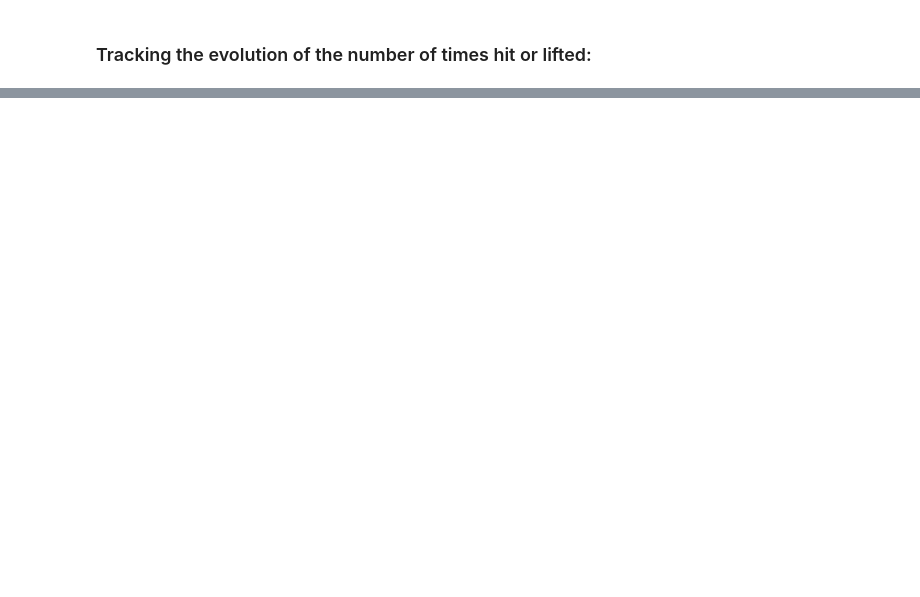
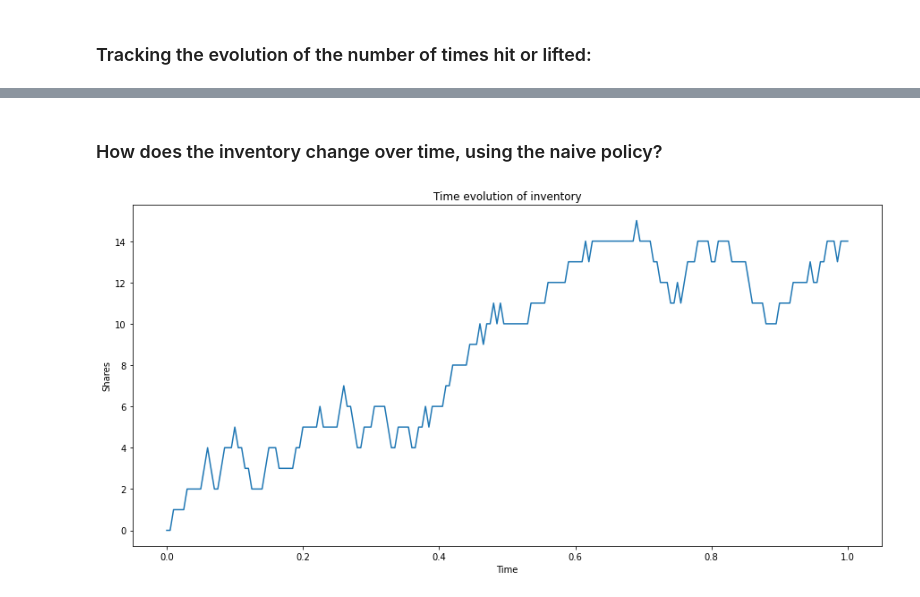
Before and after one commit to sunnymshah95/CME-241-RLinFinance, a Jupyter notebook: Assignment 10/assignment10-solutions.ipynb, the cells around one changed output, grey strips where cells are left out. Drawn from its saved outputs; the diff is of its cells as text; code cells hidden in the pictures; blank space fills up the shorter version.

```diff
--- a/Assignment 10/assignment10-solutions.ipynb
+++ b/Assignment 10/assignment10-solutions.ipynb
@@ -174,0 +226,13 @@ plt.show()
+# %% [markdown]
+### How does the inventory change over time, using the naive policy?
+# %%
+inv = [state.inventory for state in traces]
+
+plt.plot(time, inv)
+
+plt.xlabel("Time")
+plt.ylabel("Shares")
+plt.title("Time evolution of inventory")
+plt.show()
+# %% [output]
+[figure, added]
```
Also changed, not shown: parts of 15 cells of this notebook.
